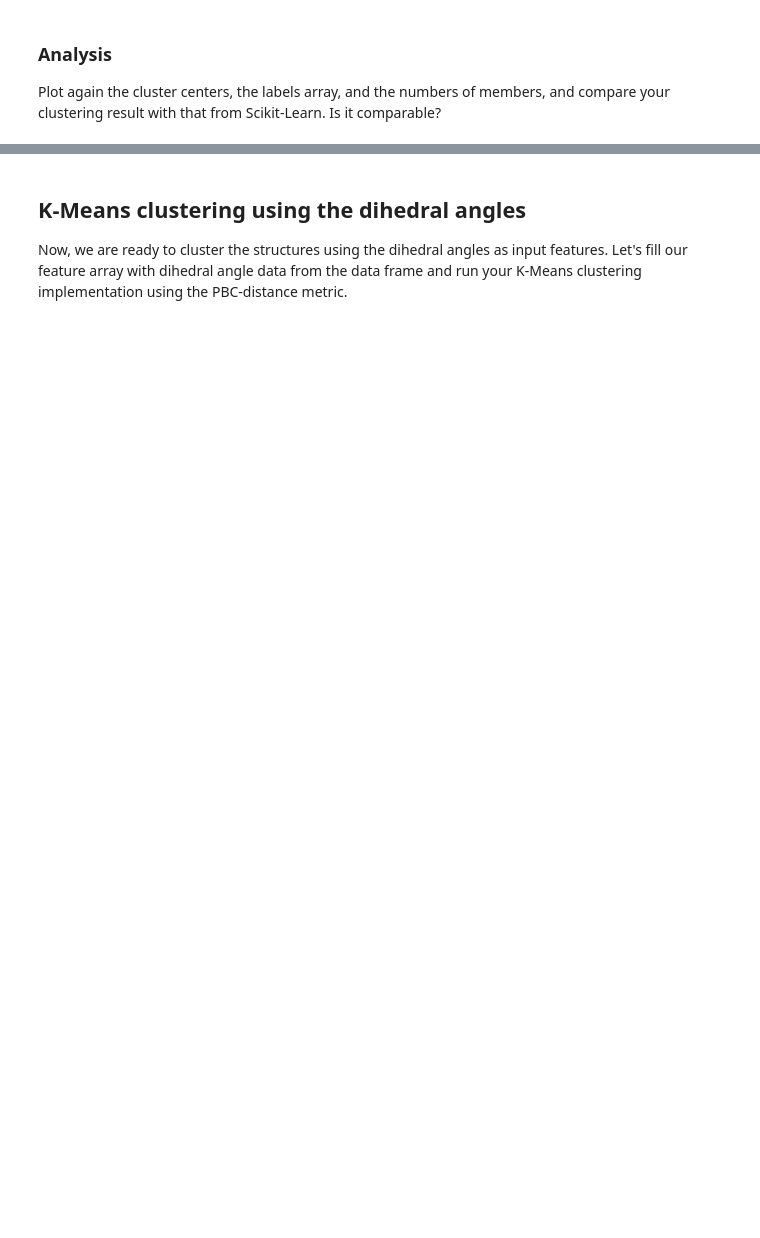
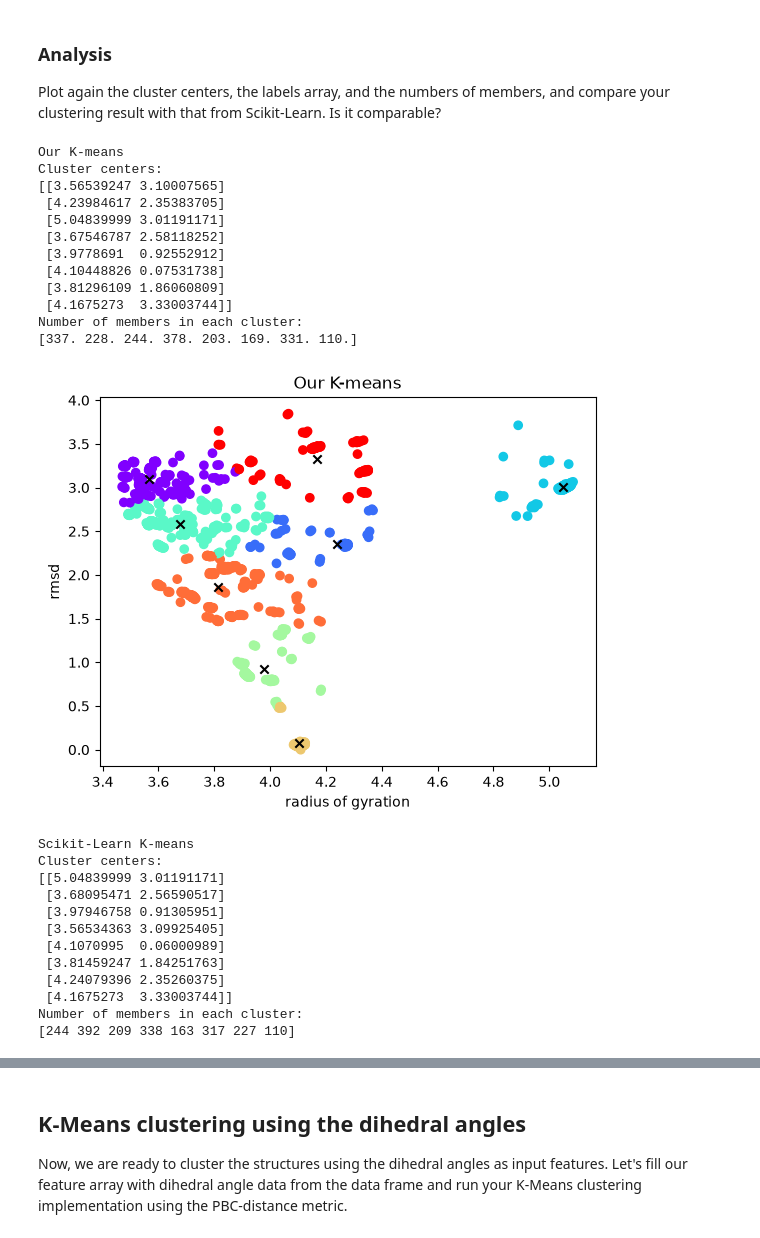
Before and after one commit to pedroazara/dinamica-molecular, a Jupyter notebook: notebooks/01_exercicio_molsim.ipynb, the cells around one changed output, grey strips where cells are left out. Cells and saved outputs as stored; diff of their text form; code cells hidden in the pictures; blank space fills up the shorter version.

```diff
--- a/notebooks/01_exercicio_molsim.ipynb
+++ b/notebooks/01_exercicio_molsim.ipynb
@@ -735,7 +725,9 @@ from MDAnalysis.analysis import align
 
 # First recompute the K-Means clusters at the first kink in the elbow plot
 # ======== start your code here =================================
-
+k = 4
+kmeans = KMeans(n_clusters=k, random_state=0).fit(features)
+labels = kmeans.labels_
 
 
 # ======== end your code here ===================================
@@ -744,8 +736,8 @@ from MDAnalysis.analysis import align
 # convert the labels array into a boolean array that selects the members of the desired cluster
 # and use it to filter u.trajectory
 # ======== start your code here =================================
-
-
+selected_cluster = 2
+bools = labels == selected_cluster
 # ======== end your code here ===================================
 
 
@@ -762,6 +754,8 @@ aligner = align.AlignTraj(u_cluster, ref, select='all', in_memory=True).run()
 
 # visualise the cluster members as in the beginning of this exercise
 # ======== start your code here =================================
+w = nv.show_mdanalysis(u_cluster)
+w
 
 
 # ======== end your code here ===================================
@@ -793,9 +801,11 @@ lbox = 360
 
 # write the function for the distance calculation
 # ======== start your code here =================================
-
-
-
+def distance(x1, x2, lbox):
+    d = x1 - x2
+    d = d - lbox * np.round(d / lbox)
+    r = np.linalg.norm(d)
+    return r
 # ======== end your code here ===================================
 # %% [markdown]
 Use the following calls of the function to test it. It should print <code>28.284</code> for this example.
@@ -887,8 +914,61 @@ plt.show()
 
 Plot again the cluster centers, the labels array, and the numbers of members, and compare your clustering result with that from Scikit-Learn. Is it comparable?
 # %%
-# ======== start your code here =================================
+# our own K-means result
+print("Our K-means")
+print("Cluster centers:")
+print(centers)
+print("Number of members in each cluster:")
+print(nmembers)
 
+plt.figure(dpi=100)
+plt.scatter(features[:,0], features[:,1], c=labels, cmap='rainbow')
+plt.scatter(centers[:,0], centers[:,1], marker="x", c="black")
+plt.xlabel("radius of gyration")
+plt.ylabel("rmsd")
+plt.title("Our K-means")
+plt.show()
 
+# Scikit-Learn's K-means on the same features and same number of clusters, for comparison
+kmeans_sk = KMeans(n_clusters=ncluster, random_state=0).fit(features)
+nmembers_sk = np.array([(kmeans_sk.labels_ == ic).sum() for ic in range(ncluster)])
 
-# ======== end your code here =================================
+print("\nScikit-Learn K-means")
+print("Cluster centers:")
+print(kmeans_sk.cluster_centers_)
+print("Number of members in each cluster:")
+print(nmembers_sk)
+
+plt.figure(dpi=100)
+plt.scatter(features[:,0], features[:,1], c=kmeans_sk.labels_, cmap='rainbow')
+plt.scatter(kmeans_sk.cluster_centers_[:,0], kmeans_sk.cluster_centers_[:,1], marker="x", c="black")
+plt.xlabel("radius of gyration")
+plt.ylabel("rmsd")
+plt.title("Scikit-Learn K-means")
+plt.show()
+# %% [output]
+Our K-means
+Cluster centers:
+[[3.56539247 3.10007565]
+ [4.23984617 2.35383705]
+ [5.04839999 3.01191171]
+ [3.67546787 2.58118252]
+ [3.9778691  0.92552912]
+ [4.10448826 0.07531738]
+ [3.81296109 1.86060809]
+ [4.1675273  3.33003744]]
+Number of members in each cluster:
+[337. 228. 244. 378. 203. 169. 331. 110.]
+[figure, added]
+Scikit-Learn K-means
+Cluster centers:
+[[5.04839999 3.01191171]
+ [3.68095471 2.56590517]
+ [3.97946758 0.91305951]
+ [3.56534363 3.09925405]
+ [4.1070995  0.06000989]
+ [3.81459247 1.84251763]
+ [4.24079396 2.35260375]
+ [4.1675273  3.33003744]]
+Number of members in each cluster:
+[244 392 209 338 163 317 227 110]
```
Also changed, not shown: parts of 21 cells of this notebook, 18 other files.
